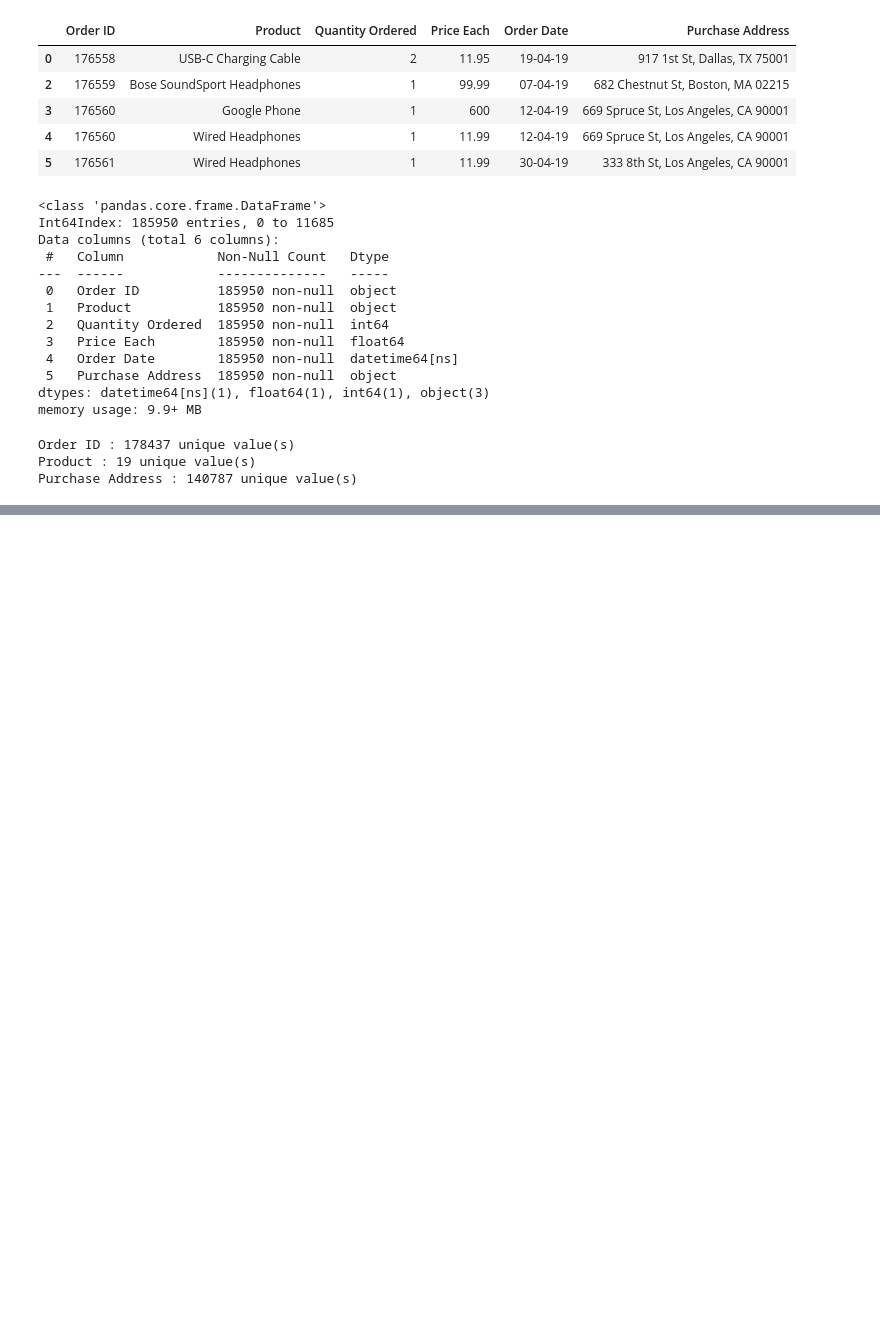
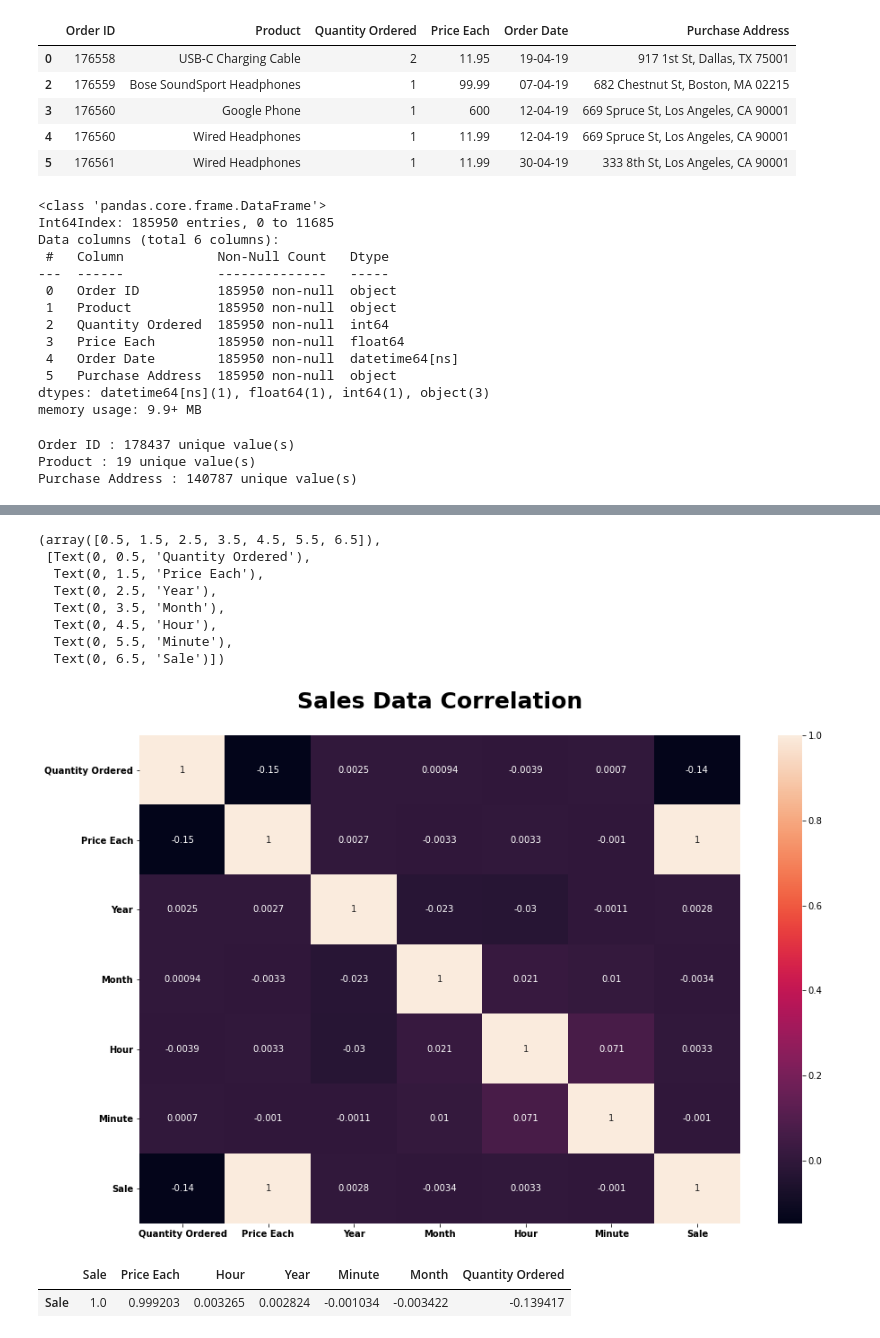
Before and after one commit to ANH2510/Sales_2019_Report, a Jupyter notebook: forcasting.ipynb, the cells around one changed output, grey strips where cells are left out. Drawn from its saved outputs; the diff is of its cells as text; code cells hidden in the pictures; blank space fills up the shorter version.

```diff
--- a/forcasting.ipynb
+++ b/forcasting.ipynb
@@ -7,10 +8,10 @@ import os
 # %%
 #Merge ther 12 months of Sales data into Single CSV file
 
-files = [file for file in os.listdir('..//SALES_2019//data')]
+files = [file for file in os.listdir('..//SALES_2019_REPORT//data')]
 all_data = pd.DataFrame()
 for file in files:
-    data = pd.read_csv('..//SALES_2019//data/' + file)
+    data = pd.read_csv('..//SALES_2019_REPORT//data/' + file)
     all_data = pd.concat([all_data, data])
 all_data.to_csv('all_data', index = False)
 # %%
@@ -93,3 +94,21 @@ for col in categorical:
 Order ID : 178437 unique value(s)
 Product : 19 unique value(s)
 Purchase Address : 140787 unique value(s)
+# %%
+def augment_data(data):
+    def get_city(address):
+        return address.split(',')[1]
+
+    def get_state(address):
+        return address.split(',')[2].split(' ')[1]
+
+    data['Year'] = data['Order Date'].dt.year
+    data['Month'] = data['Order Date'].dt.month
+    data['Hour'] = data['Order Date'].dt.hour
+    data['Minute'] = data['Order Date'].dt.minute
+    data['Sale'] = data['Quantity Ordered'] * data['Price Each']
+    data['Cities'] = data['Purchase Address'].apply(lambda x: f"{get_city(x)} {get_state(x)}")
+    return data
+
+all_data = augment_data(all_data)
+all_data.head()
@@ -95,0 +124,21 @@ Purchase Address : 140787 unique value(s)
+# %%
+plt.figure(figsize = (15,10))
+sns.heatmap(all_data.corr(), annot = True)
+plt.title('Sales Data Correlation', weight = 'bold', fontsize = 25, pad = 30)
+plt.xticks(weight = 'bold', fontsize = 10)
+plt.yticks(weight = 'bold', fontsize = 10)
+# %% [output]
+(array([0.5, 1.5, 2.5, 3.5, 4.5, 5.5, 6.5]),
+ [Text(0, 0.5, 'Quantity Ordered'),
+  Text(0, 1.5, 'Price Each'),
+  Text(0, 2.5, 'Year'),
+  Text(0, 3.5, 'Month'),
+  Text(0, 4.5, 'Hour'),
+  Text(0, 5.5, 'Minute'),
+  Text(0, 6.5, 'Sale')])
+[figure, added]
+# %%
+all_data.corr()['Sale'].sort_values(ascending=False).to_frame().T
+# %% [output]
+|  | Sale | Price Each | Hour | Year | Minute | Month | Quantity Ordered |
+| Sale | 1.0 | 0.999203 | 0.003265 | 0.002824 | -0.001034 | -0.003422 | -0.139417 |
```
Also changed, not shown: parts of 12 cells of this notebook.
